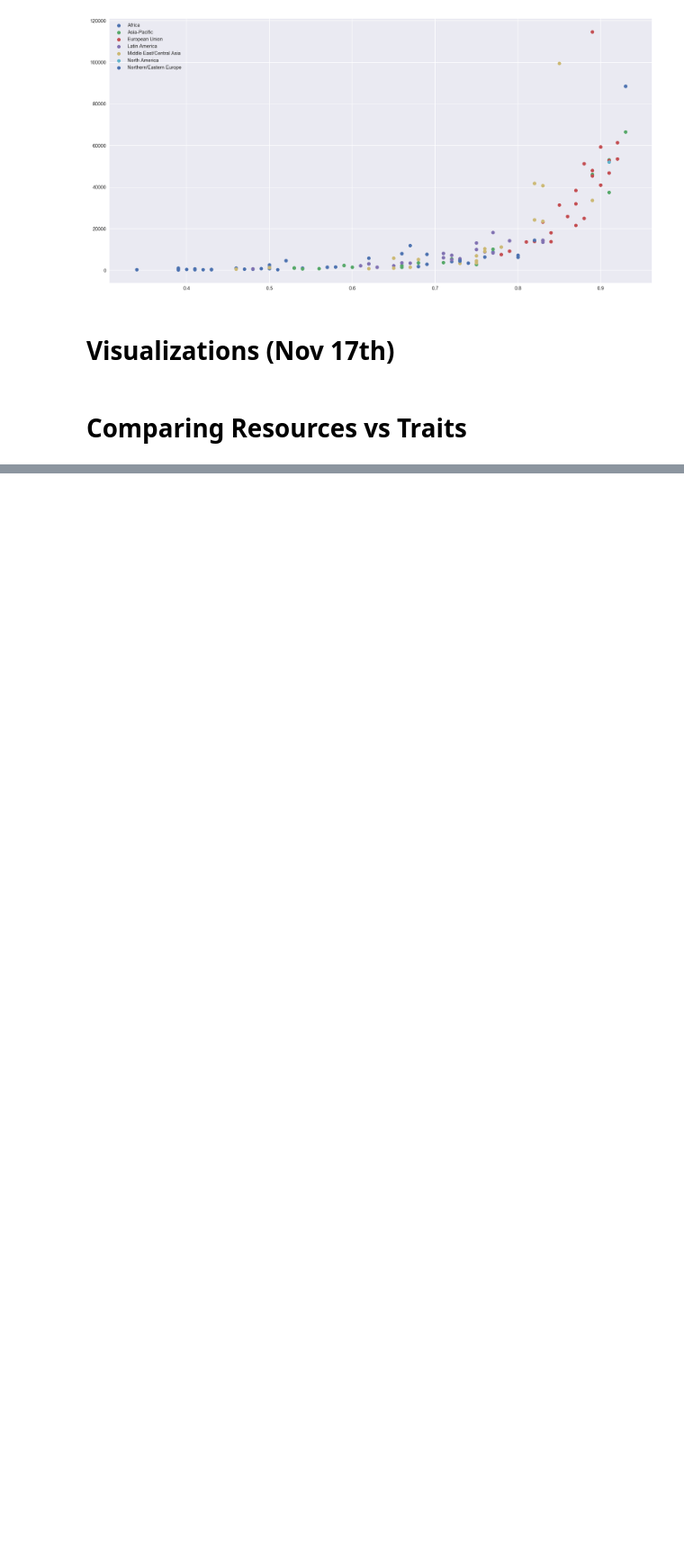
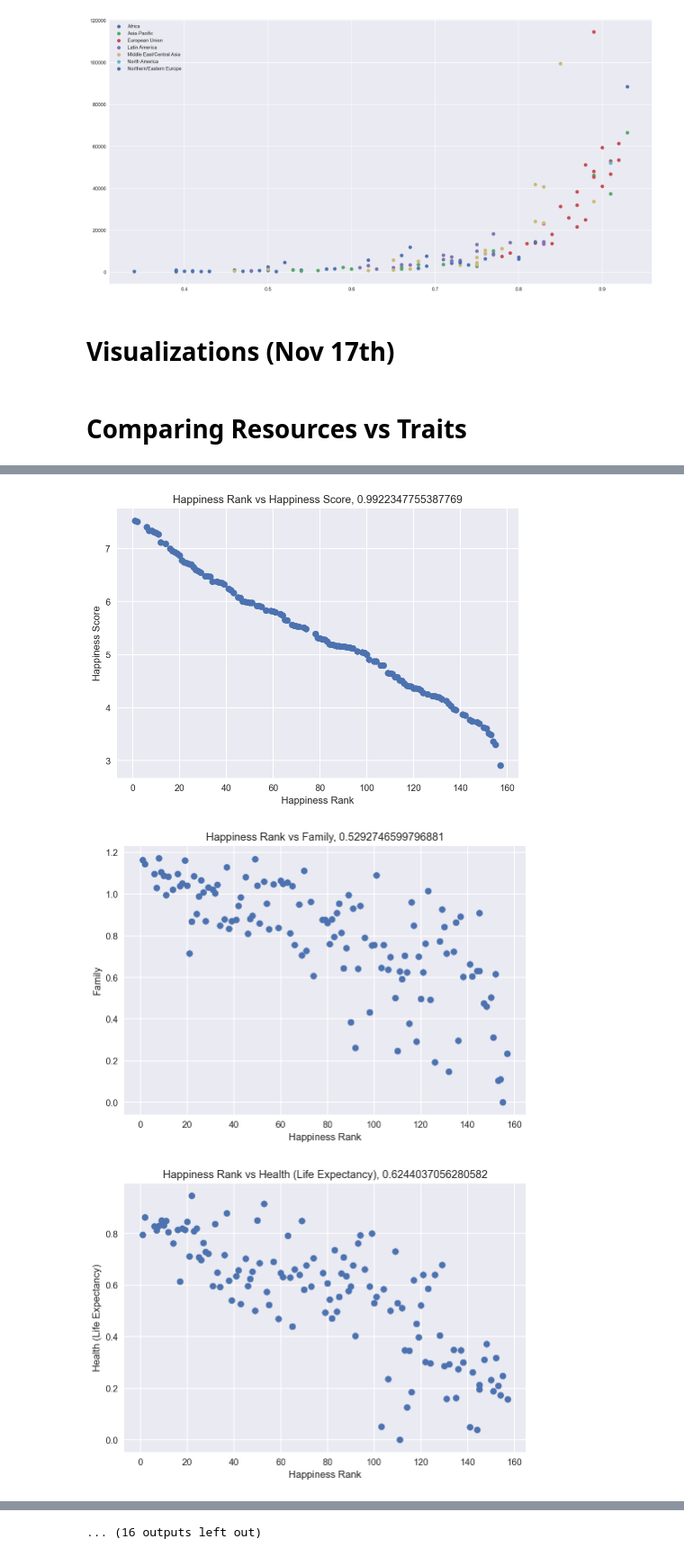
Before and after one commit to roumenguha/ECE143-Final-Project, a Jupyter notebook: Visualization_Roumen.ipynb, the cells around one changed output, grey strips where cells are left out. Shown at 90% size. Cells and saved outputs as stored; diff of their text form; code cells hidden in the pictures; blank space fills up the shorter version.

```diff
--- a/Visualization_Roumen.ipynb
+++ b/Visualization_Roumen.ipynb
@@ -129,0 +144,16 @@ for resource in resources:
+# %%
+for t, t2 in itertools.combinations(traits, 2):
+    plt.scatter(data[t].values, data[t2].values)
+
+    regr = linear_model.LinearRegression()
+    regr.fit(data[t].values.reshape(-1, 1), data[t2].values)
+    preds = regr.predict(data[t].values.reshape(-1, 1))
+
+    plt.xlabel(t)
+    plt.ylabel(t2)
+    plt.title(f"{t} vs {t2}, " + str(r2_score(data[t2].values, preds)))
+    plt.show()
+# %% [output]
+[figure, added]
+[figure, added]
+[figure, added]
@@ -129,0 +169 @@ for resource in resources:
+... (16 outputs left out)
```
Also changed, not shown: parts of 6 cells of this notebook, 1 other file.
